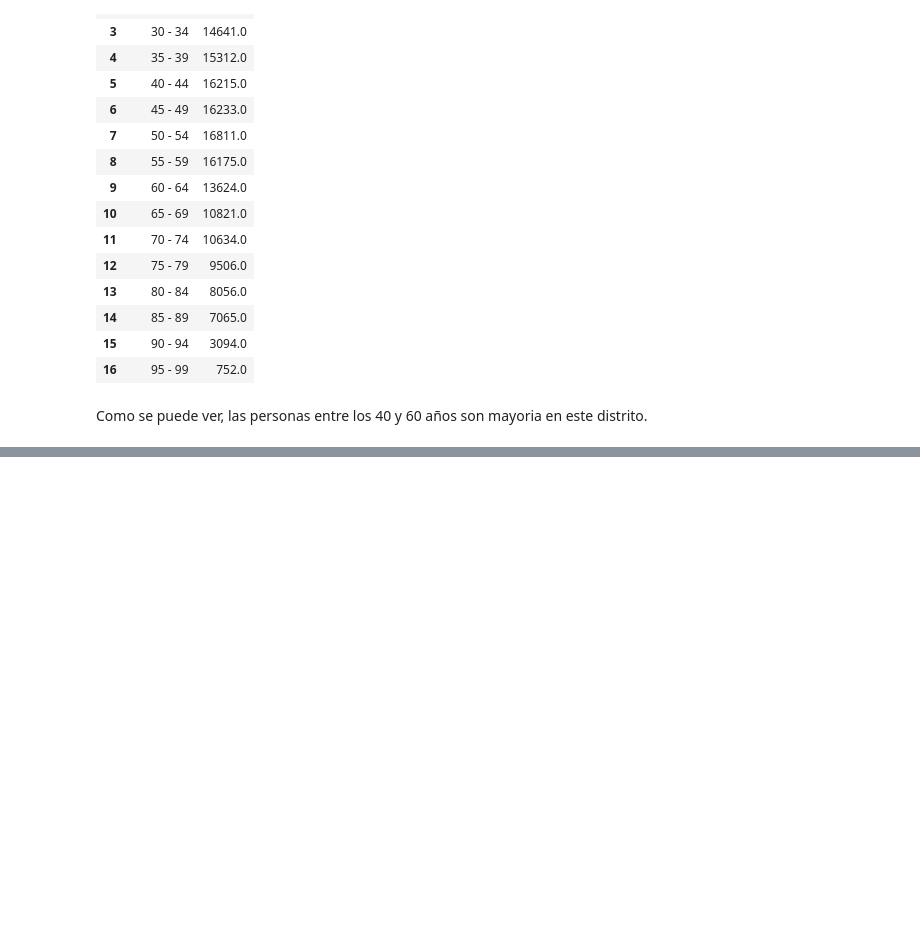
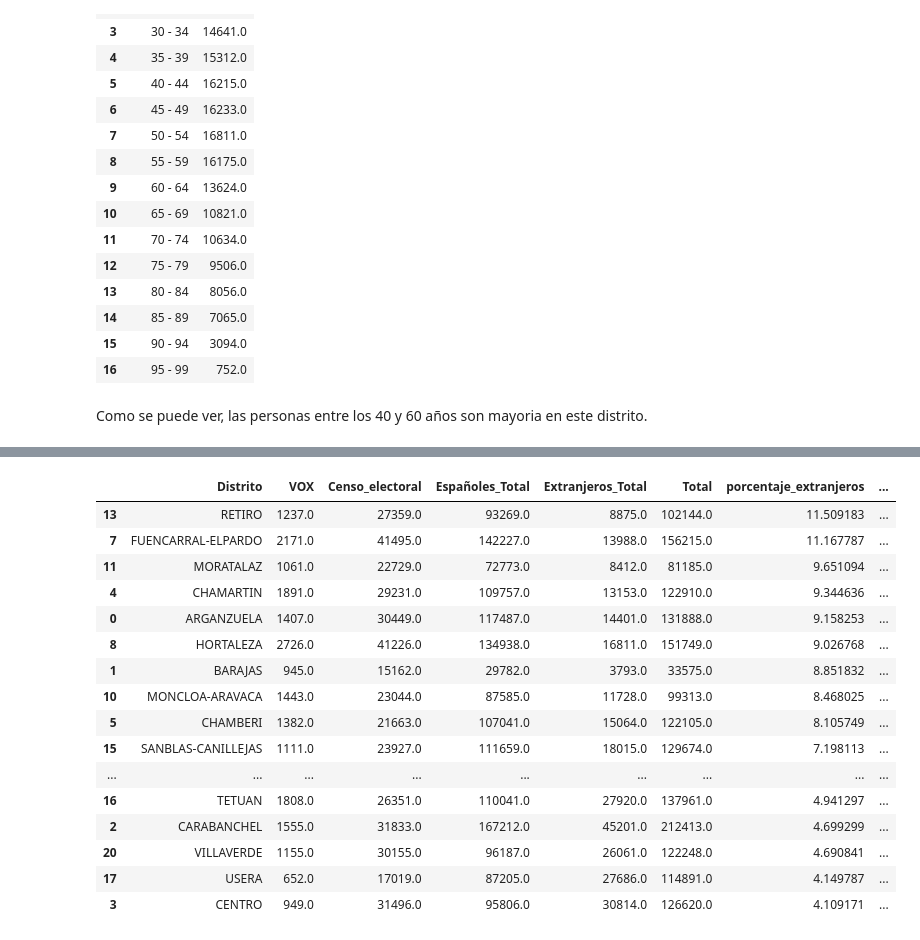
Before and after one commit to InmaLatorre/G3_ProyectoPython, a Jupyter notebook: MAIN.ipynb, the cells around one changed output, grey strips where cells are left out. Saved outputs shown, nothing was run; the diff lists cells and outputs as text; code cells hidden in the pictures; blank space fills up the shorter version.

```diff
--- a/MAIN.ipynb
+++ b/MAIN.ipynb
@@ -460,0 +456,7 @@ sns.despine(left=True, bottom=True)
+# %%
+# Elimino los que no tienen edad de votar
+datos_votantes = work_table[(work_table.Edad != '0 - 4')
+                              & (work_table.Edad != '5 - 9')
+                              & (work_table.Edad != '10 - 14')
+                              & (work_table.Edad != '15 - 19')]
+datos_votantes.head()
@@ -460,0 +471,33 @@ sns.despine(left=True, bottom=True)
+# %%
+# Extraigo votantes de VOX
+datos_vox = datos_votantes[['Distrito', 'Barrio', 'Censo_electoral', 'Abstención', 'Votos_nulos', 'Votos_blancos','VOX','Españoles_Total', 'Extranjeros_Total','Total']]
+
+# Agrupo por distritos y calculo el porcentaje de extranjeros y votantes VOX
+datos_vox2 = datos_vox.groupby('Distrito').agg(
+    {'VOX': 'max', 'Censo_electoral': 'max', 'Españoles_Total': 'sum', 'Extranjeros_Total': 'sum', 'Total': 'sum'}).reset_index()
+
+datos_vox3 = datos_vox2.assign(
+    porcentaje_extranjeros = datos_vox2.Total / datos_vox2.Extranjeros_Total,
+    porcentaje_vox = datos_vox2.Censo_electoral / datos_vox2.VOX)
+
+datos_vox3
+
+datos_vox3.sort_values(['porcentaje_extranjeros'], ascending=False)
+# %% [output]
+|  | Distrito | VOX | Censo_electoral | Españoles_Total | Extranjeros_Total | Total | porcentaje_extranjeros | ... |
+| 13 | RETIRO | 1237.0 | 27359.0 | 93269.0 | 8875.0 | 102144.0 | 11.509183 | ... |
+| 7 | FUENCARRAL-ELPARDO | 2171.0 | 41495.0 | 142227.0 | 13988.0 | 156215.0 | 11.167787 | ... |
+| 11 | MORATALAZ | 1061.0 | 22729.0 | 72773.0 | 8412.0 | 81185.0 | 9.651094 | ... |
+| 4 | CHAMARTIN | 1891.0 | 29231.0 | 109757.0 | 13153.0 | 122910.0 | 9.344636 | ... |
+| 0 | ARGANZUELA | 1407.0 | 30449.0 | 117487.0 | 14401.0 | 131888.0 | 9.158253 | ... |
+| 8 | HORTALEZA | 2726.0 | 41226.0 | 134938.0 | 16811.0 | 151749.0 | 9.026768 | ... |
+| 1 | BARAJAS | 945.0 | 15162.0 | 29782.0 | 3793.0 | 33575.0 | 8.851832 | ... |
+| 10 | MONCLOA-ARAVACA | 1443.0 | 23044.0 | 87585.0 | 11728.0 | 99313.0 | 8.468025 | ... |
+| 5 | CHAMBERI | 1382.0 | 21663.0 | 107041.0 | 15064.0 | 122105.0 | 8.105749 | ... |
+| 15 | SANBLAS-CANILLEJAS | 1111.0 | 23927.0 | 111659.0 | 18015.0 | 129674.0 | 7.198113 | ... |
+| ... | ... | ... | ... | ... | ... | ... | ... | ... |
+| 16 | TETUAN | 1808.0 | 26351.0 | 110041.0 | 27920.0 | 137961.0 | 4.941297 | ... |
+| 2 | CARABANCHEL | 1555.0 | 31833.0 | 167212.0 | 45201.0 | 212413.0 | 4.699299 | ... |
+| 20 | VILLAVERDE | 1155.0 | 30155.0 | 96187.0 | 26061.0 | 122248.0 | 4.690841 | ... |
+| 17 | USERA | 652.0 | 17019.0 | 87205.0 | 27686.0 | 114891.0 | 4.149787 | ... |
+| 3 | CENTRO | 949.0 | 31496.0 | 95806.0 | 30814.0 | 126620.0 | 4.109171 | ... |
```
Also changed, not shown: parts of 10 cells of this notebook.
